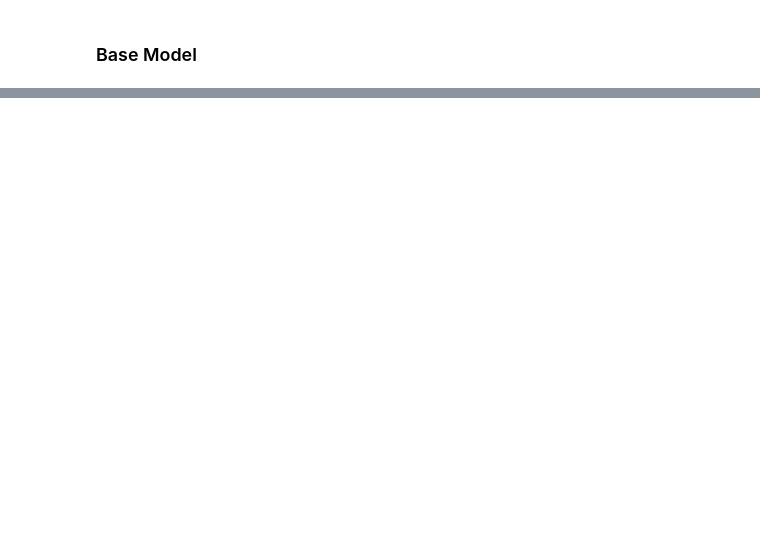
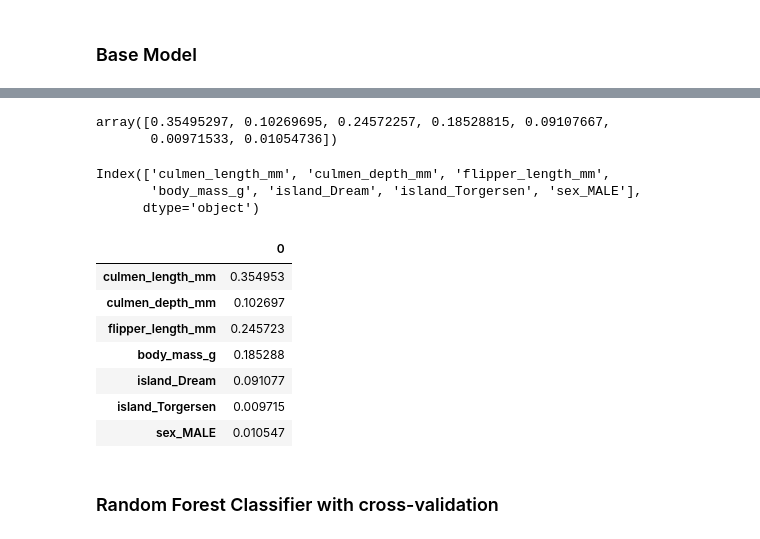
Before and after one commit to Emekaiscoding/ML_progress, a Jupyter notebook: random_forest_classifier.ipynb, the cells around one changed output, grey strips where cells are left out. Drawn from its saved outputs; the diff is of its cells as text; code cells hidden in the pictures; blank space fills up the shorter version.

```diff
--- a/random_forest_classifier.ipynb
+++ b/random_forest_classifier.ipynb
@@ -236,0 +242,24 @@ memory usage: 29.5+ KB
+# %%
+rfc.feature_importances_
+# %% [output]
+array([0.35495297, 0.10269695, 0.24572257, 0.18528815, 0.09107667,
+       0.00971533, 0.01054736])
+# %%
+X.columns
+# %% [output]
+Index(['culmen_length_mm', 'culmen_depth_mm', 'flipper_length_mm',
+       'body_mass_g', 'island_Dream', 'island_Torgersen', 'sex_MALE'],
+      dtype='object')
+# %%
+pd.DataFrame(data = rfc.feature_importances_ ,index = X.columns)
+# %% [output]
+|  | 0 |
+| culmen_length_mm | 0.354953 |
+| culmen_depth_mm | 0.102697 |
+| flipper_length_mm | 0.245723 |
+| body_mass_g | 0.185288 |
+| island_Dream | 0.091077 |
+| island_Torgersen | 0.009715 |
+| sex_MALE | 0.010547 |
+# %% [markdown]
+### Random Forest Classifier with cross-validation
```
Also changed, not shown: parts of 29 cells of this notebook, 3 other files.
